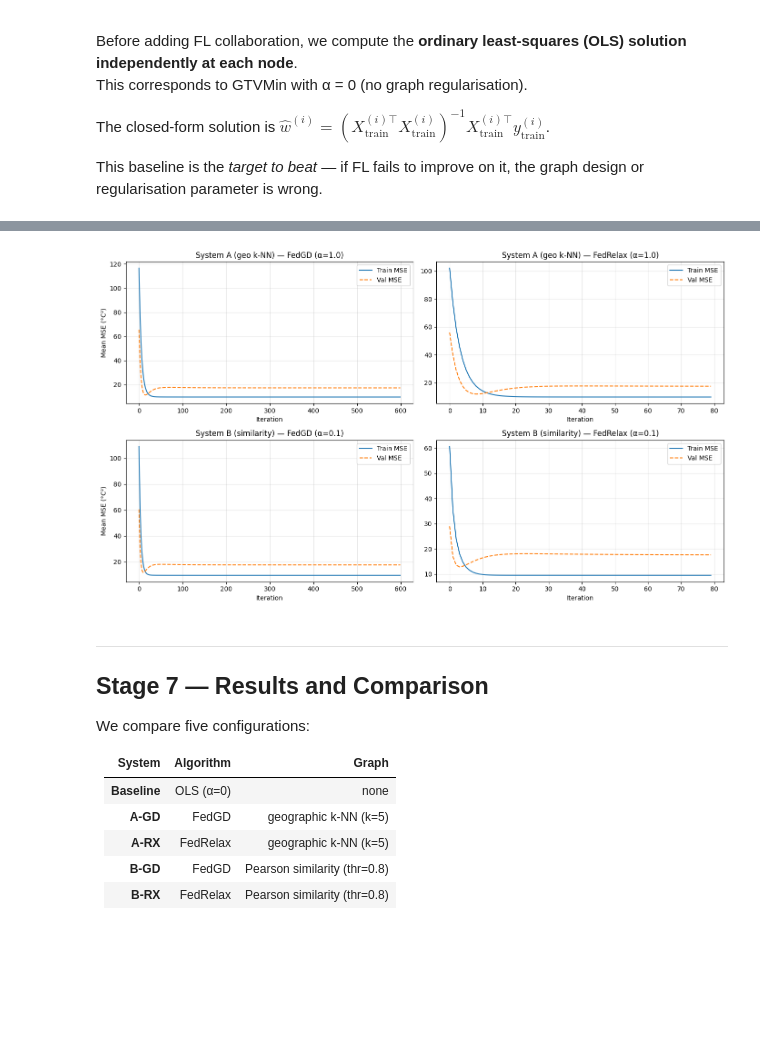
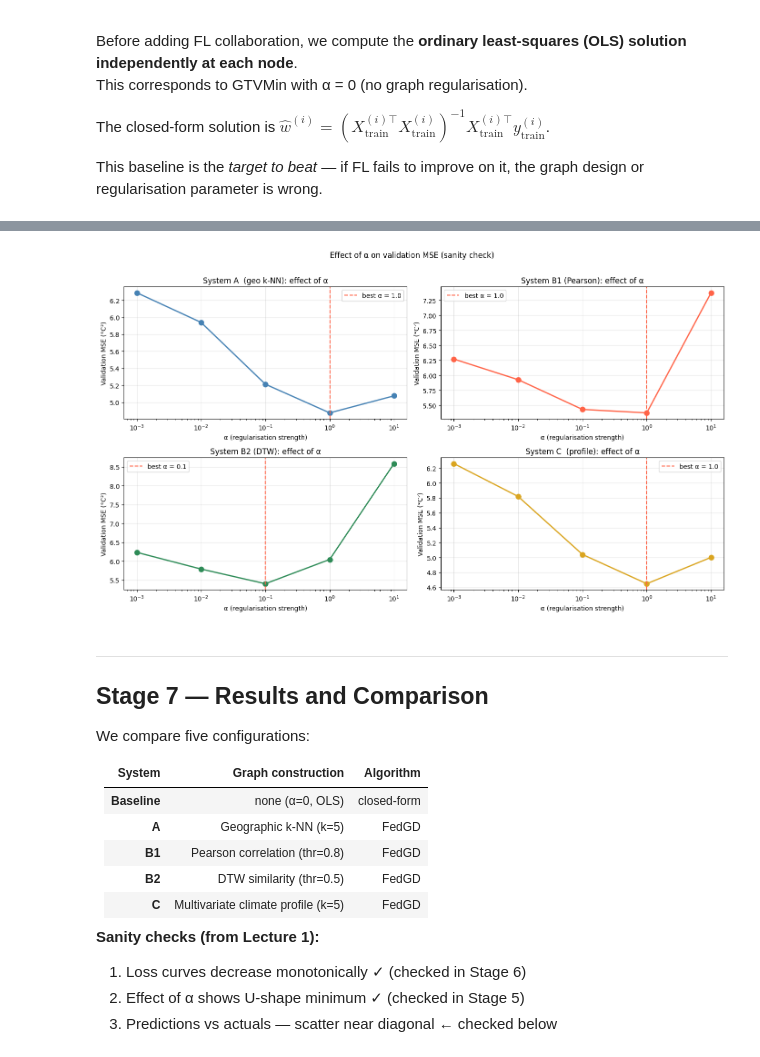
Before and after one commit to VikaMokhovikova/federated_learning26, a Jupyter notebook: fl.ipynb, the cells around one changed output, grey strips where cells are left out. Cells and saved outputs as stored; diff of their text form; code cells hidden in the pictures; blank space fills up the shorter version.

```diff
--- a/fl.ipynb
+++ b/fl.ipynb
@@ -112,7 +147,6 @@ tmin range: -37.6 to 2.1 °C
 example_stations = ["Helsinki Kaisaniemi", "Sodankylä", "Rovaniemi lentoasema"]
 example_stations = [s for s in example_stations if s in df["station"].values]
 
-# Fallback: pick 3 stations spread from south to north
 if len(example_stations) < 3:
     meta_sorted = get_station_meta(df).sort_values("lat")
     example_stations = [
@@ -121,11 +155,12 @@ if len(example_stations) < 3:
         meta_sorted.iloc[-1]["station"],
     ]
 
+colors = ["tomato", "steelblue", "seagreen"]
 fig, ax = plt.subplots(figsize=(13, 4))
-for sname in example_stations:
+for sname, color in zip(example_stations, colors):
     sub = df[df["station"] == sname].sort_values("day")
-    ax.plot(sub["day"], sub["tmax"], label=f"{sname} (tmax)", linewidth=1.5)
-    ax.plot(sub["day"], sub["tmin"], linestyle="--", linewidth=1, alpha=0.6)
+    ax.plot(sub["day"], sub["tmax"], label=f"{sname} (tmax)", color=color, linewidth=1.5)
+    ax.plot(sub["day"], sub["tmin"], label=f"{sname} (tmin)", color=color, linewidth=1, linestyle="--", alpha=0.6)
 ax.set_title("Daily tmax (solid) and tmin (dashed) for three example stations")
 ax.set_ylabel("°C")
 ax.legend(fontsize=8)
@@ -152,7 +197,11 @@ A linear model is:
 (Random shuffling is *not* valid for time-series data.)
 # %%
 # ── Build per-station datasets ───────────────────────────────────────────────
-NODE_DATASETS = build_node_datasets(df, min_points=30)
+# Use extended features when wind/pressure data was loaded successfully
+_extra = EXTRA_FEATURES if _wp_path is not None else ["tday", "rrday", "snow"]
+_extra = [f for f in _extra if f in df.columns]  # guard against missing cols
+
+NODE_DATASETS = build_node_datasets(df, min_points=30, extra_features=_extra)
 NODE_DATASETS = chronological_split(NODE_DATASETS, train_frac=0.60, val_frac=0.20)
 NODE_DATASETS = standardize_node_datasets(NODE_DATASETS)
 
@@ -166,6 +215,6 @@ ex = NODE_DATASETS[ex_name]
 print(f"\nExample station: '{ex_name}'")
 print(f"  Total pairs     : {len(ex['y'])}")
 print(f"  Train / Val / Test: {len(ex['train_idx'])} / {len(ex['val_idx'])} / {len(ex['test_idx'])}")
-print(f"  X shape         : {ex['X_std'].shape}   (columns: bias, tmin_std, tmax_std)")
+print(f"  X shape         : {ex['X_std'].shape}   (feature names: {ex['feature_names']})")
 print(f"  y range         : [{ex['y'].min():.1f}, {ex['y'].max():.1f}] °C")
 # %% [output]
@@ -539,35 +782,44 @@ FedRelax — System B
 # %%
-# ── Loss curves: FedGD vs FedRelax ───────────────────────────────────────────
+# ── Sanity check 2: Effect of α ──────────────────────────────────────────────
+# Small α → local-only model (≈ baseline);  large α → single global model.
+# The optimal α sits between the two extremes.
 fig, axes = plt.subplots(2, 2, figsize=(14, 8))
+colors = ["steelblue", "tomato", "seagreen", "goldenrod"]
 
-for row, (res_gd, res_rx, label) in enumerate([
-    (result_A,       result_A_relax, "System A (geo k-NN)"),
-    (result_B,       result_B_relax, "System B (similarity)"),
-]):
-    plot_loss_curves(res_gd,
-                     title=f"{label} — FedGD (α={best_alpha_A if row==0 else best_alpha_B})",
-                     ax=axes[row, 0])
-    plot_loss_curves(res_rx,
-                     title=f"{label} — FedRelax (α={best_alpha_A if row==0 else best_alpha_B})",
-                     ax=axes[row, 1])
-    axes[row, 1].set_ylabel("")
+tuning_data = [
+    ("A  (geo k-NN)",  val_mses_A,  best_alpha_A),
+    ("B1 (Pearson)",   val_mses_B1, best_alpha_B1),
+    ("B2 (DTW)",       val_mses_B2, best_alpha_B2),
+    ("C  (profile)",   val_mses_C,  best_alpha_C),
+]
 
+for ax, (sys_name, mses, best), color in zip(axes.flat, tuning_data, colors):
+    plot_alpha_tuning(ALPHA_GRID, mses, best,
+                      title=f"System {sys_name}: effect of α", ax=ax)
+    ax.lines[0].set_color(color)
+
+plt.suptitle("Effect of α on validation MSE (sanity check)", fontsize=12, y=1.01)
 plt.tight_layout()
 plt.show()
 # %% [output]
-[figure, old version]
+[figure, new version]
 # %% [markdown]
 ---
 ## Stage 7 — Results and Comparison
 
 We compare five configurations:
 
-| System | Algorithm | Graph |
-|--------|-----------|-------|
-| **Baseline** | OLS (α=0) | none |
-| **A-GD** | FedGD | geographic k-NN (k=5) |
-| **A-RX** | FedRelax | geographic k-NN (k=5) |
-| **B-GD** | FedGD | Pearson similarity (thr=0.8) |
-| **B-RX** | FedRelax | Pearson similarity (thr=0.8) |
+| System | Graph construction | Algorithm |
+|--------|-------------------|-----------|
+| **Baseline** | none (α=0, OLS) | closed-form |
+| **A** | Geographic k-NN (k=5) | FedGD |
+| **B1** | Pearson correlation (thr=0.8) | FedGD |
+| **B2** | DTW similarity (thr=0.5) | FedGD |
+| **C** | Multivariate climate profile (k=5) | FedGD |
+
+**Sanity checks (from Lecture 1):**
+1. Loss curves decrease monotonically ✓ (checked in Stage 6)
+2. Effect of α shows U-shape minimum ✓ (checked in Stage 5)
+3. Predictions vs actuals — scatter near diagonal ← checked below
 # %%
 # ── Evaluate all systems on train / val / test ────────────────────────────────
```
Also changed, not shown: parts of 37 cells of this notebook, 9 other files.
